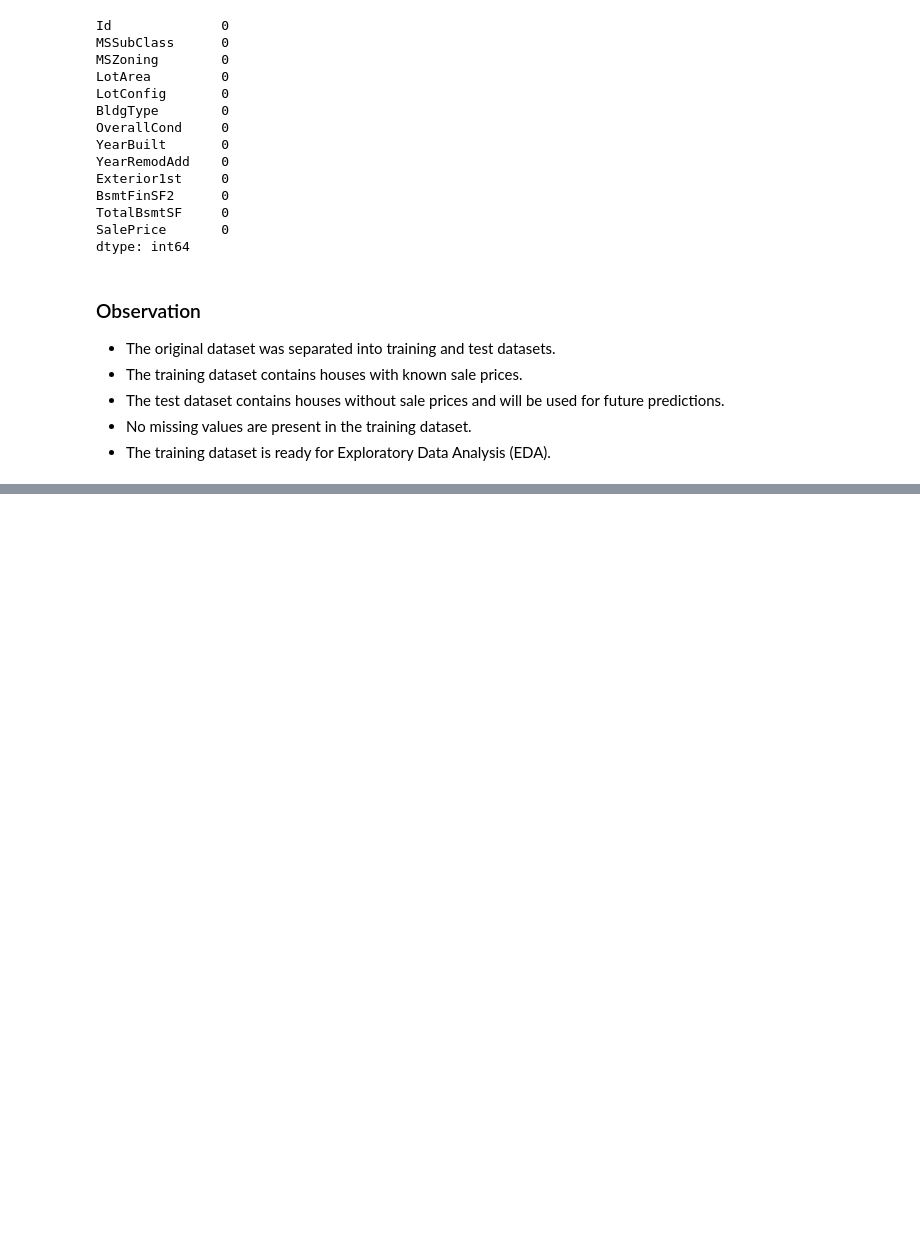
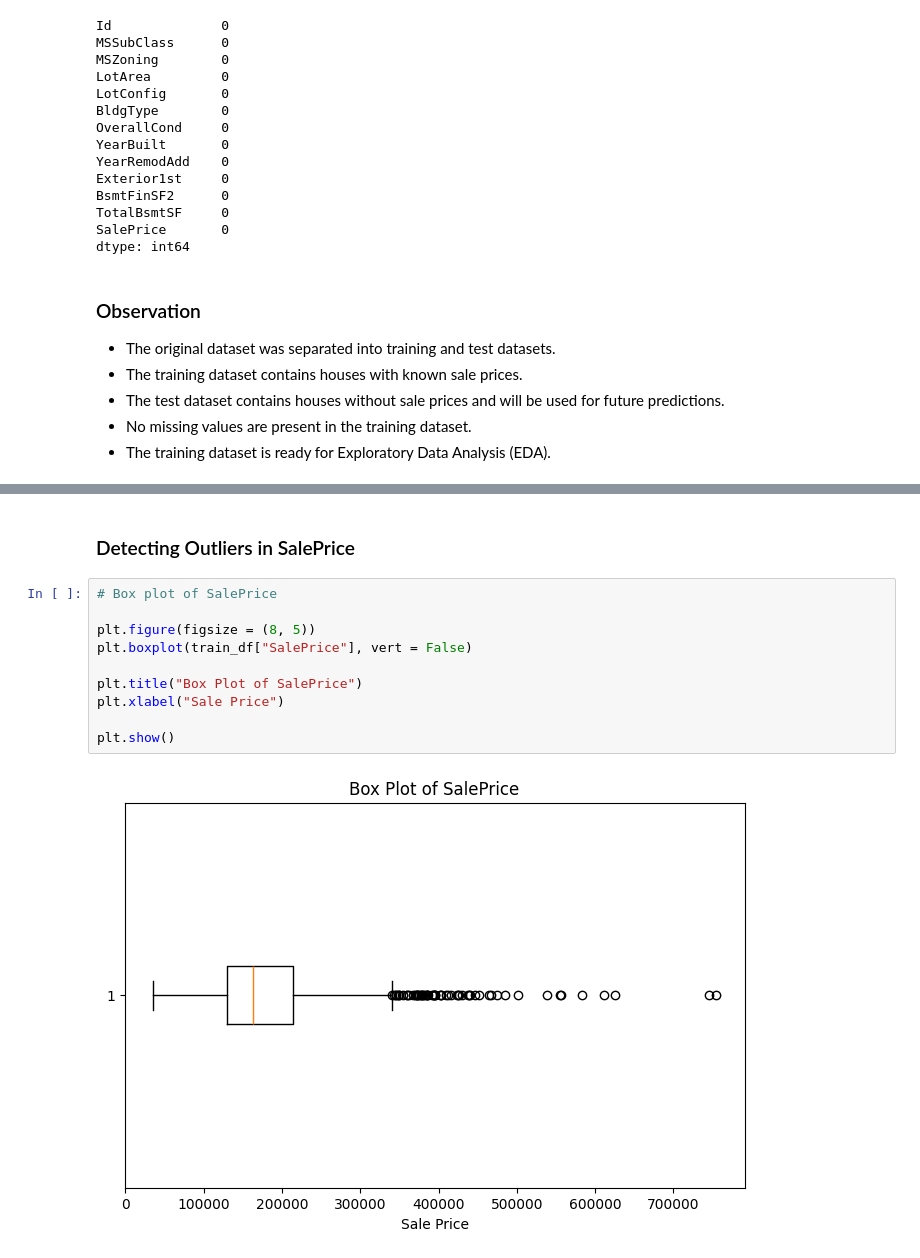
Before and after one commit to Alekhya-2006/house-price-prediction, a Jupyter notebook: notebooks/house_price_prediction.ipynb, the cells around one changed output, grey strips where cells are left out. Drawn from its saved outputs; the diff is of its cells as text; blank space fills up the shorter version.

```diff
--- a/notebooks/house_price_prediction.ipynb
+++ b/notebooks/house_price_prediction.ipynb
@@ -181,0 +208,14 @@ dtype: int64
+# %% [markdown]
+### Detecting Outliers in SalePrice
+# %%
+# Box plot of SalePrice
+
+plt.figure(figsize = (8, 5))
+plt.boxplot(train_df["SalePrice"], vert = False)
+
+plt.title("Box Plot of SalePrice")
+plt.xlabel("Sale Price")
+
+plt.show()
+# %% [output]
+[figure, added]
```
Also changed, not shown: parts of 20 cells of this notebook.
